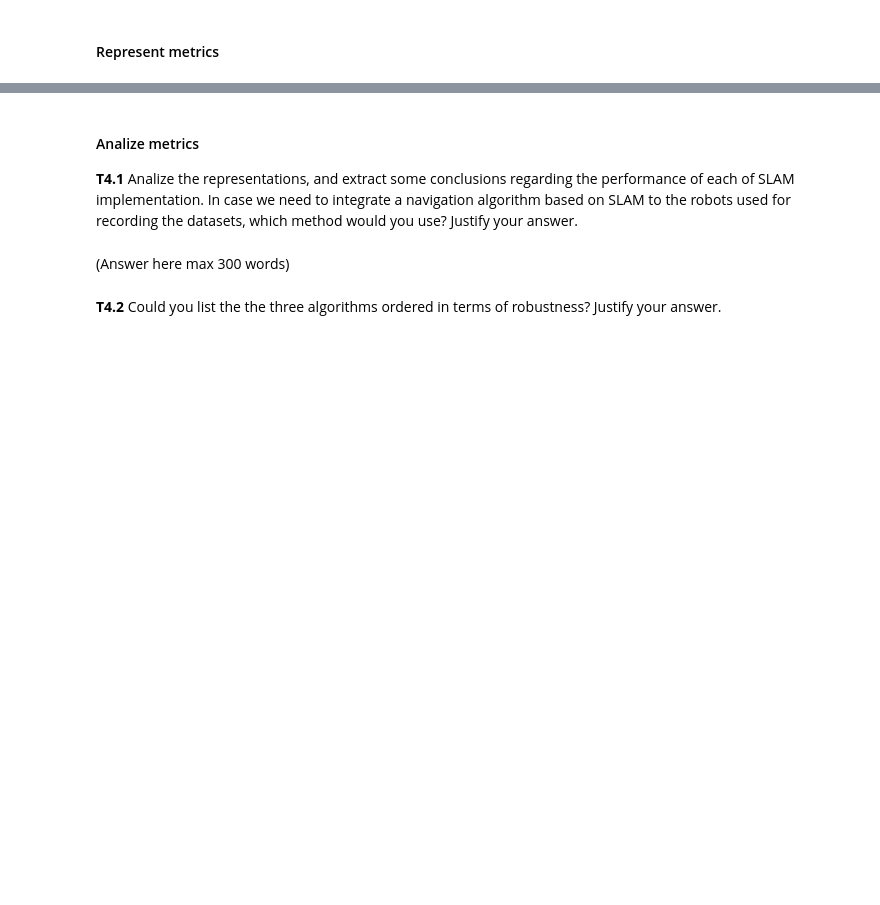
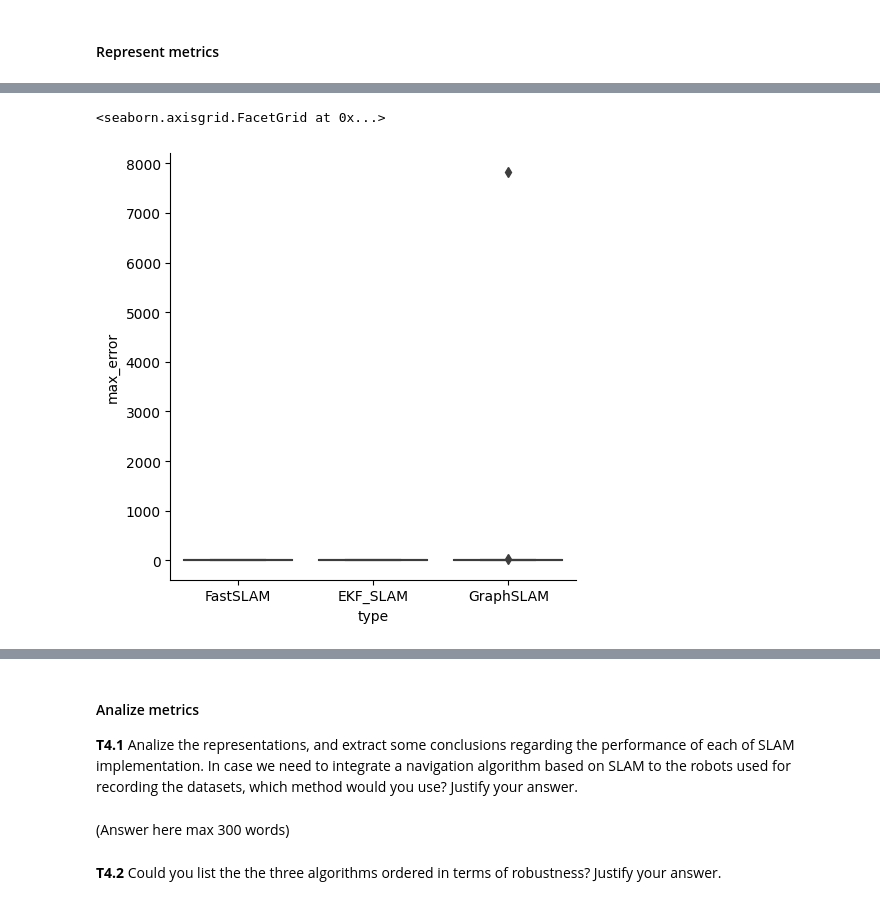
Before and after one commit to raisul-kibria/localization_and_mapping, a Jupyter notebook: notebooks/E2_SLAM.ipynb, the cells around one changed output, grey strips where cells are left out. Saved outputs shown, nothing was run; the diff lists cells and outputs as text; code cells hidden in the pictures; blank space fills up the shorter version.

```diff
--- a/notebooks/E2_SLAM.ipynb
+++ b/notebooks/E2_SLAM.ipynb
@@ -145,5 +187,20 @@ The objective of this task is to be able to determine the SLAM algorithm that pr
 1. Extract the error metrics for each dataset and model configuaration.
 2. Represent the results in different types of plots (for instance catplot or correlation matrix).
 3. Analyze the results and extract conclussions.
+# %%
+def normalized_path_error_optim(position_df):
+    position = position_df.copy()
+    position['x_delta'] = position["x_gt"].diff()
+    position["y_delta"] = position["y_gt"].diff()
+    position['x_delta'][0] = 0
+    position['y_delta'][0] = 0
+    position["weights"] = np.sqrt(position['x_delta']**2 + position["y_delta"]**2)
+    position["path_error"] = np.sqrt(np.power(position["x_gt"] - position["x"], 2) + np.power(position["y_gt"] - position["y"], 2))
+    position["e_path"] = (position["path_error"] * position["weights"]) / position["weights"].sum()
+
+    e_path = position["e_path"].sum()
+    e_max = np.max(position["path_error"])
+    e_end = position["path_error"].iloc[-1]
+    return e_path, e_max, e_end
 # %% [markdown]
 #### Extract error metrics
@@ -151,0 +296,5 @@ The objective of this task is to be able to determine the SLAM algorithm that pr
+# %%
+sns.catplot(data=errors, x="type", y="max_error", kind="box")
+# %% [output]
+<seaborn.axisgrid.FacetGrid at 0x...>
+[figure, added]
```
Also changed, not shown: parts of 13 cells of this notebook.
